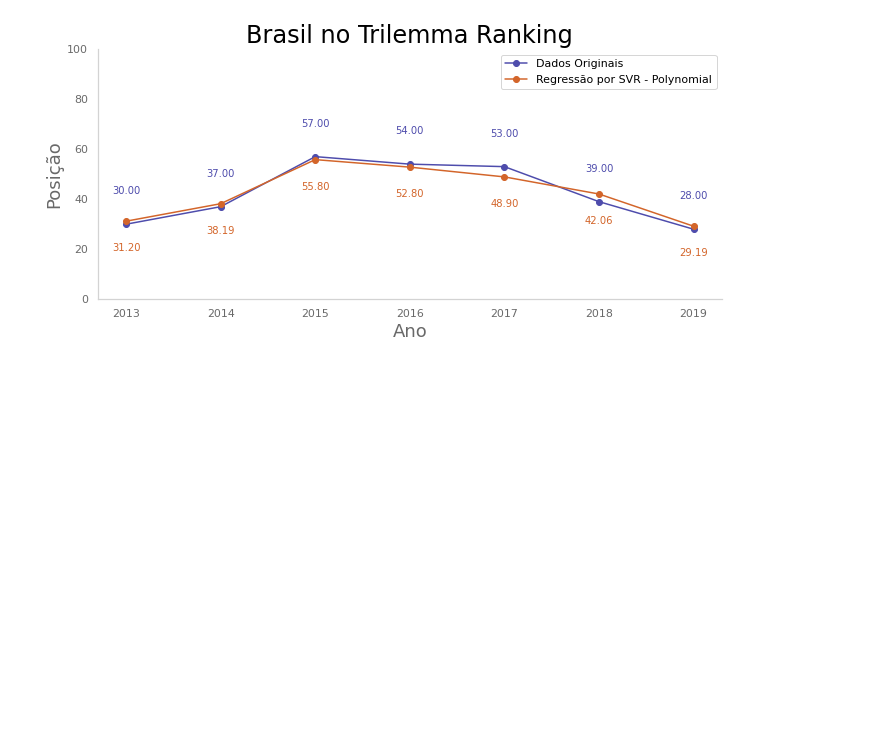
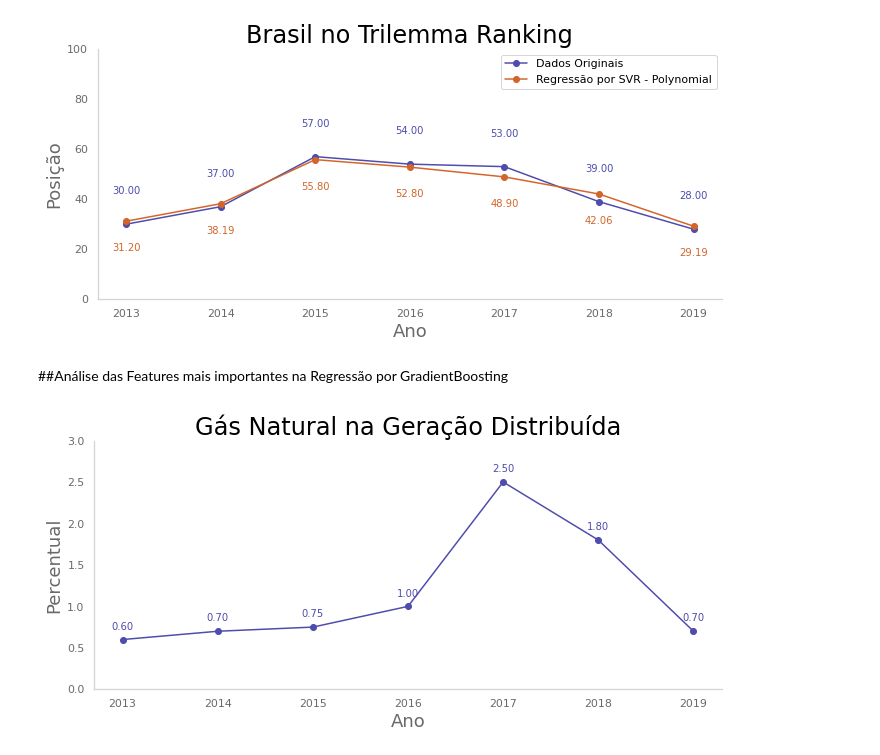
Before and after one commit to grnbatera/IT305G, a Jupyter notebook: Projeto_IT305G.ipynb, the cells around one changed output. Cells and saved outputs as stored; diff of their text form; code cells hidden in the pictures; blank space fills up the shorter version.

```diff
--- a/Projeto_IT305G.ipynb
+++ b/Projeto_IT305G.ipynb
@@ -893,3 +893,31 @@ plt.tight_layout()
 plt.savefig('/content/IT305G/g10.svg', format='svg', dpi=600)
 # %% [output]
 [figure]
+# %% [markdown]
+##Análise das Features mais importantes na Regressão por GradientBoosting
+# %%
+#Gráfico de evolução eventos na rede
+plt.figure(figsize=(10, 5))
+plt.title('Gás Natural na Geração Distribuída')
+plt.xlabel('Ano')
+plt.ylabel('Percentual')
+for x,y in zip(UC1['ano'],UC1['v29']):
+
+    label = "{:.2f}".format(y)
+
+    plt.annotate(label, # this is the text
+                 (x,y), # this is the point to label
+                 textcoords="offset points", # how to position the text
+                 xytext=(0,10),
+                 fontsize=10,# distance from text to points (x,y)
+                 color=c1,
+                 ha='center') # horizontal alignment can be left, right or center
+plt.plot(UC1['ano'],UC1['v29'], marker='o',color=c1)
+plt.xticks(UC1['ano'])
+plt.ylim([0,3])
+#plt.grid()
+#plt.legend()
+plt.tight_layout()
+plt.savefig('/content/IT305G/g11.svg', format='svg', dpi=600)
+# %% [output]
+[figure, added]
```
Also changed, not shown: parts of 2 cells of this notebook.
